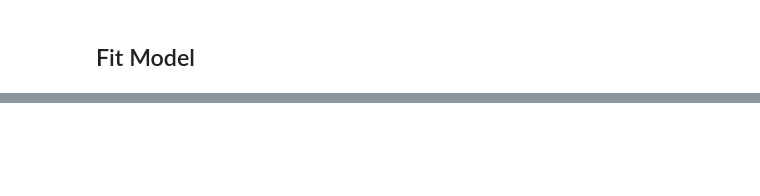
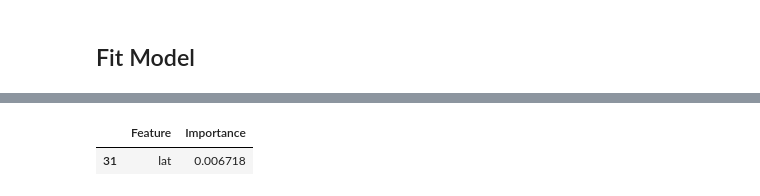
Before and after one commit to padasch/ifn_analysis, a Jupyter notebook: python/04_run_ml_models/run_random_forest.ipynb, the cells around one changed output, grey strips where cells are left out. Cells and saved outputs as stored; diff of their text form; code cells hidden in the pictures; blank space fills up the shorter version.

```diff
--- a/python/04_run_ml_models/run_random_forest.ipynb
+++ b/python/04_run_ml_models/run_random_forest.ipynb
@@ -215,11 +219,14 @@ df_for_rf = combined_out_nfi.copy()
 # %%
 # Drop rows where target is zero
 df_dropped_rows_with_0s = df_for_rf[df_for_rf[target] != 0]
+
+# Drop rows where target is NA
+df_dropped_rows_with_nas = df_dropped_rows_with_0s.dropna(subset=[target])
 # %% [markdown]
 #### Columns
 # %%
 # Get temporary df
-df_tmp = df_dropped_rows_with_0s.copy()
+df_tmp = df_dropped_rows_with_nas.copy()
 
 # vars_described_in_sheet holds all possible suffix combinations but those are not needed.
 # So, reduce vars_described_in_sheet to match variables in df_tmp
@@ -670 +665,6 @@ top_20
+# %%
+df_featimp.query("Feature == 'lat'")
+# %% [output]
+|  | Feature | Importance |
+| 31 | lat | 0.006718 |
 # %%
```
Also changed, not shown: parts of 19 cells of this notebook.
